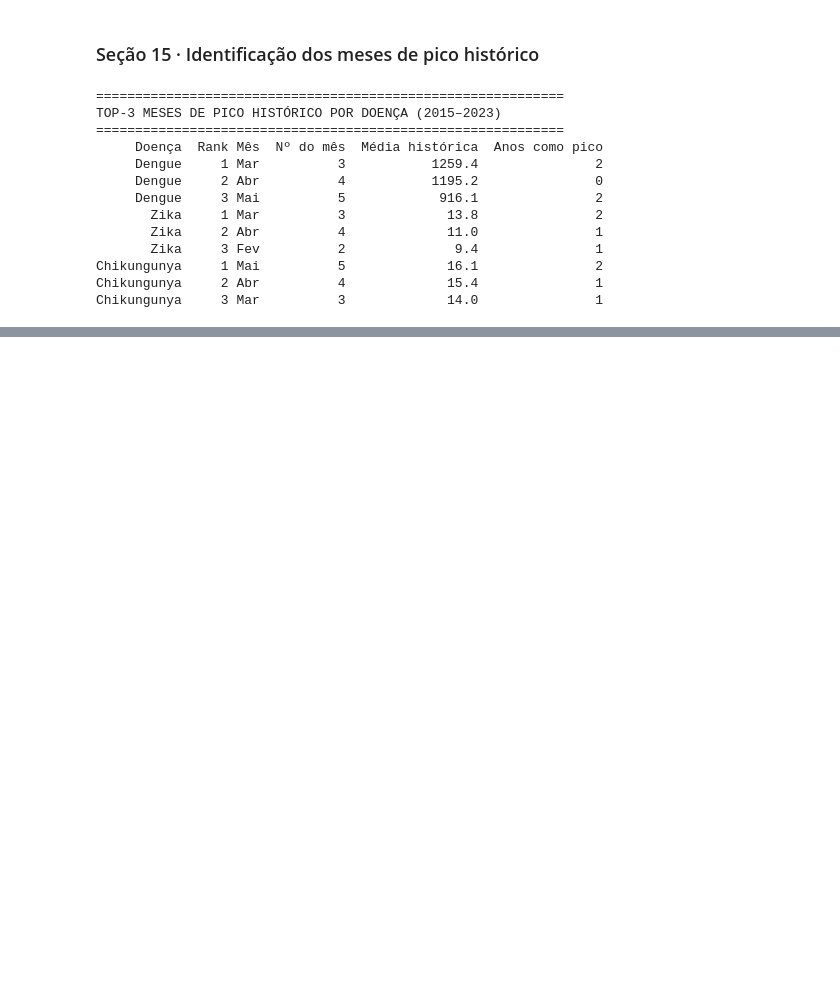
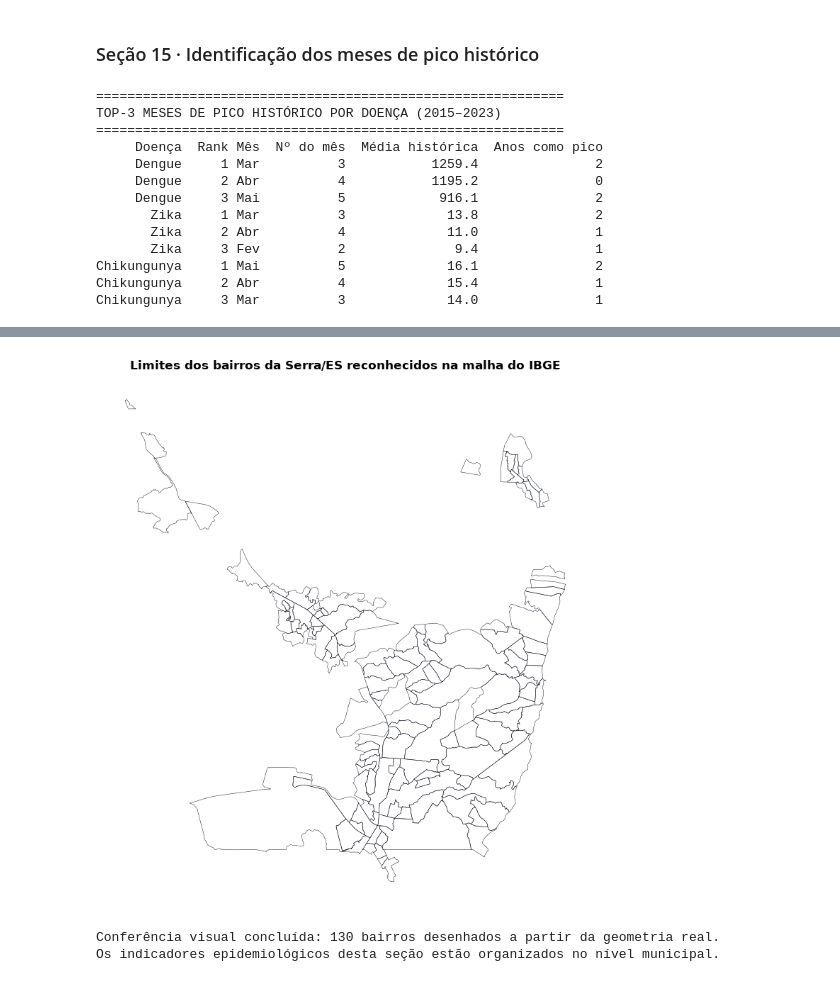
Before and after one commit to nataliapianca/arboviroses-serra-es, a Jupyter notebook: notebooks/PI3_SeriesTemporais_DadosReais.ipynb, the cells around one changed output, grey strips where cells are left out. Saved outputs shown, nothing was run; the diff lists cells and outputs as text; code cells hidden in the pictures; blank space fills up the shorter version.

```diff
--- a/notebooks/PI3_SeriesTemporais_DadosReais.ipynb
+++ b/notebooks/PI3_SeriesTemporais_DadosReais.ipynb
@@ -1818,0 +1116,17 @@ Diagnóstico final da validação:
+# %%
+if 'gdf_bairros_serra' not in globals():
+    raise RuntimeError('Execute antes a célula de carregamento da malha real de bairros do IBGE.')
+
+fig, ax = plt.subplots(figsize=(8, 8))
+gdf_bairros_serra.boundary.plot(ax=ax, color=(0.07, 0.09, 0.14), linewidth=0.35)
+ax.set_title('Limites dos bairros da Serra/ES reconhecidos na malha do IBGE', fontsize=12, fontweight='bold')
+ax.set_axis_off()
+plt.tight_layout()
+plt.show()
+
+print(f'Conferência visual concluída: {len(gdf_bairros_serra)} bairros desenhados a partir da geometria real.')
+print('Os indicadores epidemiológicos desta seção estão organizados no nível municipal.')
+# %% [output]
+[figure, added]
+Conferência visual concluída: 130 bairros desenhados a partir da geometria real.
+Os indicadores epidemiológicos desta seção estão organizados no nível municipal.
```
Also changed, not shown: parts of 21 cells of this notebook.
